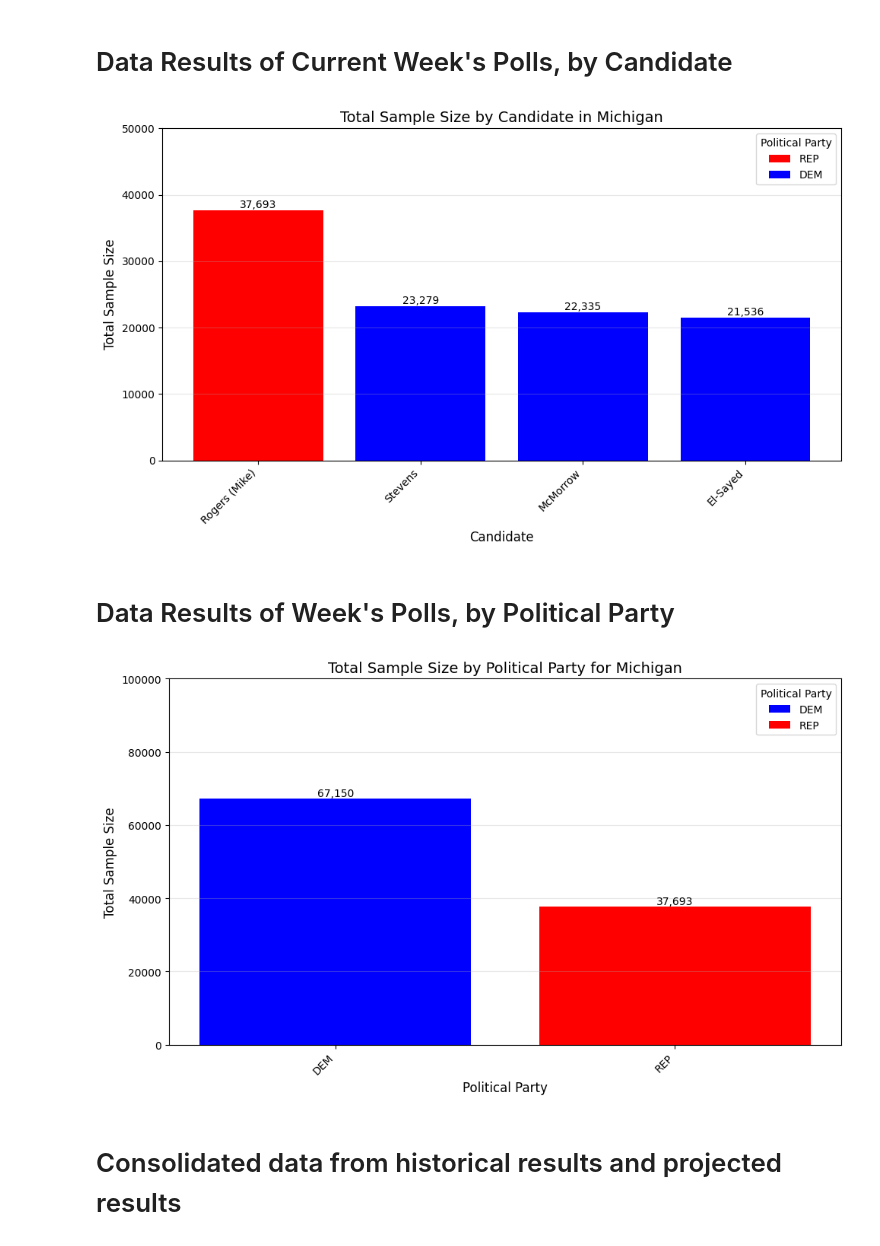
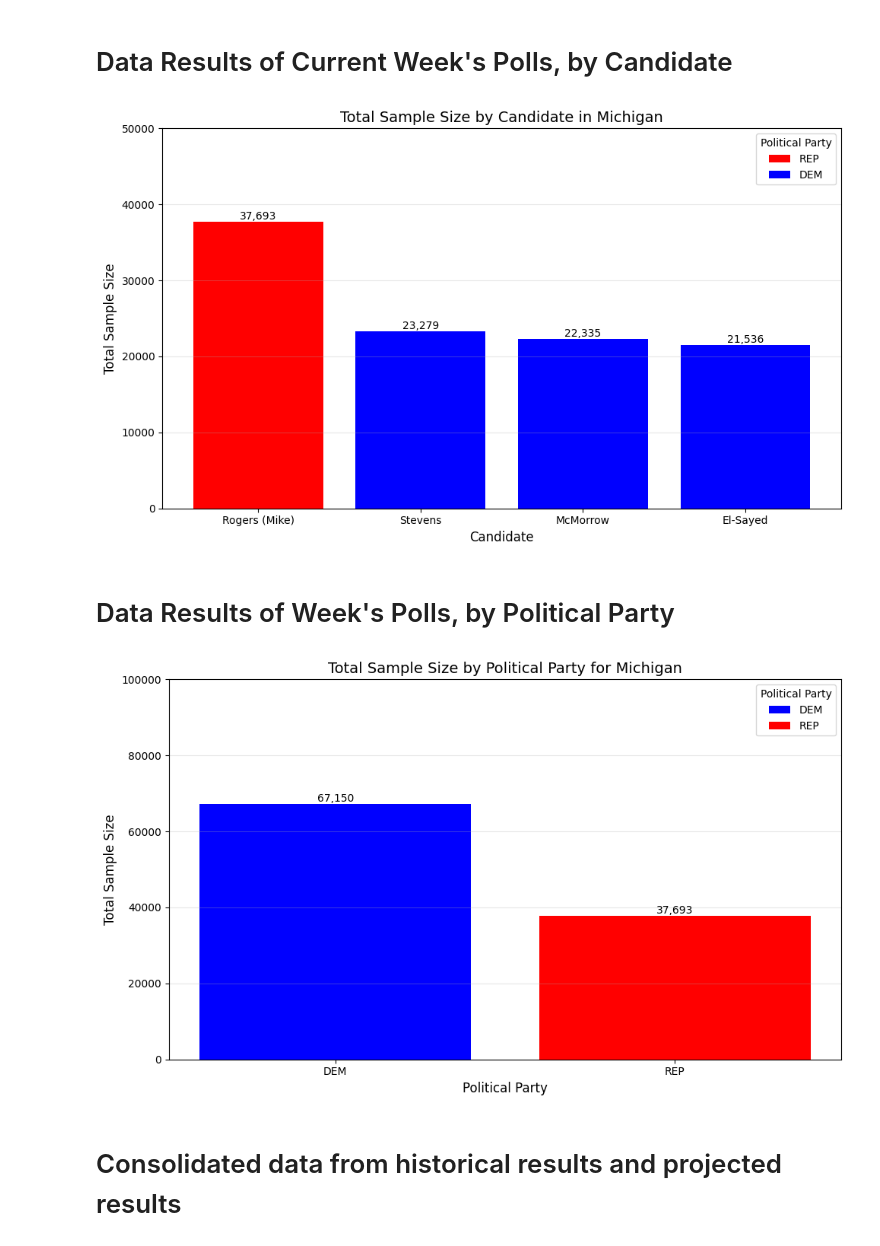
Before and after one commit to ktkt9898/CS-Senior-Project, a Jupyter notebook: Michigan_Analysis.ipynb, the cells around one changed output. Cells and saved outputs as stored; diff of their text form; code cells hidden in the pictures.

```diff
--- a/Michigan_Analysis.ipynb
+++ b/Michigan_Analysis.ipynb
@@ -13,13 +13,15 @@ data = pd.read_csv(csv_path)
 # Historical data results from the 2024 Michigan Senate Race, Democrat and Republican
 # %%
 # Use the following data for 2024 election results
-data_2024 = pd.DataFrame([{'Answer': 'Slotkin', 'Political Party': 'DEM', 'Results': 2712686, 'Percentage': 48.6},
-                          {'Answer': 'Rogers', 'Political Party': 'REP', 'Results': 2693680, 'Percentage': 48.3}])
+dem_results = 2712686
+rep_results = 2693680
+dem_percentage = (dem_results / (dem_results + rep_results)) * 100
+rep_percentage = (rep_results / (dem_results + rep_results)) * 100
+data_2024 = pd.DataFrame([{'Answer': 'Slotkin', 'Political Party': 'DEM', 'Results': dem_results, 'Percentage': dem_percentage},
+                          {'Answer': 'Rogers', 'Political Party': 'REP', 'Results': rep_results, 'Percentage': rep_percentage}])
 
 # Sort by sample size (largest first)
 data_2024 = data_2024.sort_values('Results', ascending=False)
-dem_percentage = data_2024.loc[data_2024['Political Party'] == 'DEM', 'Percentage'].iloc[0]
-rep_percentage = data_2024.loc[data_2024['Political Party'] == 'REP', 'Percentage'].iloc[0]
 
 # Clean index
 data_2024.index = range(1, len(data_2024) + 1)
@@ -57,7 +59,7 @@ for i, (candidate, results, percentage) in enumerate(zip(data_2024['Answer'],
     votes_formatted = f"{results:,}"
 
     # Create the label text with candidate name, votes, and percentage
-    label_text = f"{candidate}\n{votes_formatted}\n({percentage}%)"
+    label_text = f"{candidate}\n{votes_formatted}\n({percentage:.1f}%)"
 
     # Place text inside the bar (centered, with some offset from bottom)
     plt.text(i, results / 2,  # Position at half the bar height
@@ -132,35 +134,35 @@ legend_elements = [
 # Create bart chart
 plt.figure(figsize=(10, 6))
 
 # Create bars with party colors
 for candidate in df_aggregated['Answer']:
     # Assign color and answer based on the candidate's political party
     party = df_aggregated[df_aggregated['Answer'] == candidate]['Political Party'].iloc[0]
     color = party_colors.get(party, 'gray')
 
     # Get the sample size
     sample_size = df_aggregated[df_aggregated['Answer'] == candidate]['Sample Size'].iloc[0]
 
     # Finalize the bar chart with the candidate's name, sample size, and color
     plt.bar(candidate, sample_size, color=color, label=party if candidate == df_aggregated['Answer'].iloc[0] else "")
 
 # Add value labels
 for i, (candidate, sample_size) in enumerate(zip(df_aggregated['Answer'], df_aggregated['Sample Size'])):
     plt.text(i, sample_size, f'{int(sample_size):,}', ha='center', va='bottom', fontsize=10)
 
 # Set y-axis limit to ensure bars are fully visible
 plt.ylim(0, 50000)
 
 plt.xlabel('Candidate', fontsize=12)
 plt.ylabel('Total Sample Size', fontsize=12)
 plt.title('Total Sample Size by Candidate in Michigan', fontsize=14)
-plt.xticks(rotation=45, ha='right')
+plt.xticks(rotation=0)
 plt.grid(axis='y', alpha=0.3)
 plt.legend(['REP', 'DEM'], title='Political Party')
 plt.tight_layout()
 plt.show()
 # %% [output]
-[figure, old version]
+[figure, new version]
 # %% [markdown]
 # Data Results of Week's Polls, by Political Party
 # %%
@@ -213,13 +215,13 @@ plt.ylim(0, 100000)
 plt.xlabel('Political Party', fontsize=12)
 plt.ylabel('Total Sample Size', fontsize=12)
 plt.title('Total Sample Size by Political Party for Michigan', fontsize=14)
-plt.xticks(rotation=45, ha='right')
+plt.xticks(rotation=0)
 plt.grid(axis='y', alpha=0.3)
 plt.legend(handles=legend_elements, title='Political Party')
 plt.tight_layout()
 plt.show()
 # %% [output]
-[figure, old version]
+[figure, new version]
 # %% [markdown]
 # Consolidated data from historical results and projected results
 # %%
```
Also changed, not shown: parts of 1 cell of this notebook, 1 other file.
